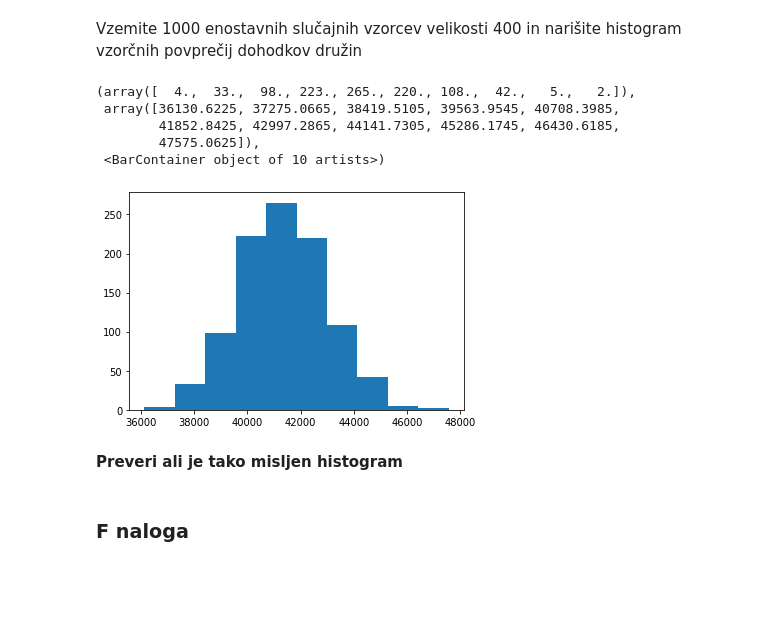
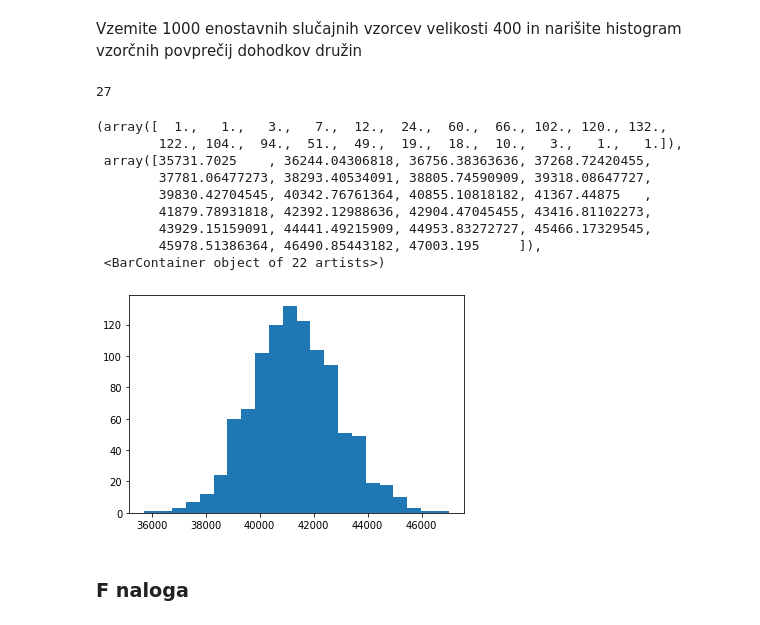
Before and after one commit to gajajamnik/stata_projektna, a Jupyter notebook: Naloga1.ipynb, the cells around one changed output. Drawn from its saved outputs; the diff is of its cells as text; code cells hidden in the pictures; blank space fills up the shorter version.

```diff
--- a/Naloga1.ipynb
+++ b/Naloga1.ipynb
@@ -31,4 +27,0 @@ q3 = x[3]
-# %%
-#število vseh družin
-n = len(dohodki)
-n
@@ -190,11 +144,20 @@ def cdf(x):
 # %%
 #koda iz strani https://www.statology.org/cdf-python/
-#sort data
+
 x = numpy.sort(Kibergrad.dohodek)
 
 #calculate CDF values
 y = 1. * numpy.arange(len(Kibergrad.dohodek)) / (len(Kibergrad.dohodek) - 1)
 
 #plot CDF
-plt.plot(x, y)
+p1 = plt.plot(x, y)
+
+#CDF za normalno porazdelitev
+u = []
+for i in x:
+    u.append(statistics.NormalDist(povprecje, standardni_odklon).cdf(i))
+
+p2 = plt.plot(x, u, color='r')
+
+plt.show()
 # %% [output]
@@ -205,7 +164,0 @@ Kumulativna porazdelitvena funkcija ustrezne normalne porazdelitve
-# %%
-x = numpy.linspace(m, M, 10000)
-y = []
-for i in x:
-    y.append(statistics.NormalDist(povprecje, standardni_odklon).pdf(i))
-
-plt.plot(x, y)
@@ -251,17 +195,24 @@ for j in range(1000):
         d = Kibergrad.dohodek[n]
         seznam_dohodkov.append(d)
     seznam_povprecij.append(sum(seznam_dohodkov) / len(seznam_dohodkov))
+# %%
+#določimo število razredov v histogramu
+freedman_diaconis(seznam_povprecij, "bins")
+# %% [output]
+27
 # %%
-plt.hist(seznam_povprecij)
+plt.hist(seznam_povprecij, bins=22)
 # %% [output]
-(array([  4.,  33.,  98., 223., 265., 220., 108.,  42.,   5.,   2.]),
- array([36130.6225, 37275.0665, 38419.5105, 39563.9545, 40708.3985,
-        41852.8425, 42997.2865, 44141.7305, 45286.1745, 46430.6185,
-        47575.0625]),
- <BarContainer object of 10 artists>)
+(array([  1.,   1.,   3.,   7.,  12.,  24.,  60.,  66., 102., 120., 132.,
+        122., 104.,  94.,  51.,  49.,  19.,  18.,  10.,   3.,   1.,   1.]),
+ array([35731.7025    , 36244.04306818, 36756.38363636, 37268.72420455,
+        37781.06477273, 38293.40534091, 38805.74590909, 39318.08647727,
+        39830.42704545, 40342.76761364, 40855.10818182, 41367.44875   ,
+        41879.78931818, 42392.12988636, 42904.47045455, 43416.81102273,
+        43929.15159091, 44441.49215909, 44953.83272727, 45466.17329545,
+        45978.51386364, 46490.85443182, 47003.195     ]),
+ <BarContainer object of 22 artists>)
-[figure, old version]
+[figure, new version]
-# %% [markdown]
-**Preveri ali je tako misljen histogram**
 # %% [markdown]
 ### F naloga
 # %% [markdown]
```
Also changed, not shown: parts of 39 cells of this notebook, 25 other files.
